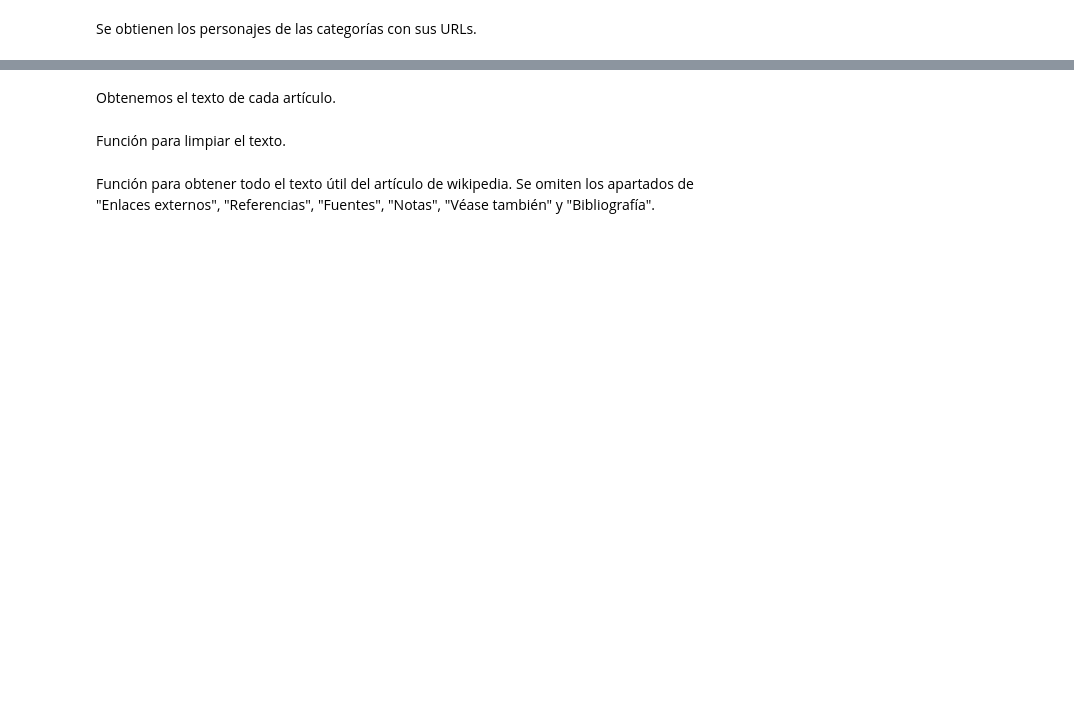
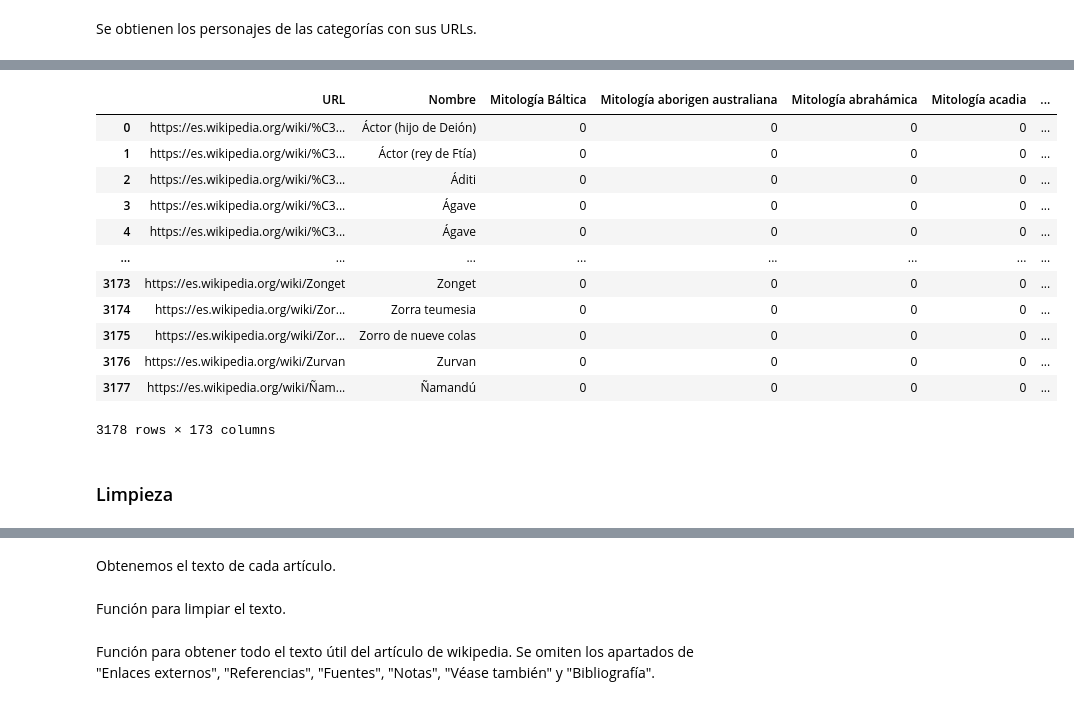
Before and after one commit to sergifornes/analisis-mitico, a Jupyter notebook: scrapeo/scrapeo-wikipedia.ipynb, the cells around one changed output, grey strips where cells are left out. Cells and saved outputs as stored; diff of their text form; code cells hidden in the pictures; blank space fills up the shorter version.

```diff
--- a/scrapeo/scrapeo-wikipedia.ipynb
+++ b/scrapeo/scrapeo-wikipedia.ipynb
@@ -605,0 +1054,3 @@ urls_personajes.to_csv("urls_personajes.csv", header = True, index = False)
+# %%
+url_pers = pd.read_csv("urls_pers1.csv").append(pd.read_csv("urls_pers2.csv"))
+url_pers
@@ -605,0 +1185,4 @@ urls_personajes.to_csv("urls_personajes.csv", header = True, index = False)
+# %%
+mitologias = pd.read_csv("mitologias.csv")
+
+mitologias
@@ -605,0 +1203,5 @@ urls_personajes.to_csv("urls_personajes.csv", header = True, index = False)
+# %%
+personajes["Region"] = [mitologias.loc[mitologias["Mitología"] == mit].iloc[0]["Region"] for mit in personajes["Mitología"]]
+personajes["Continent"] = [mitologias.loc[mitologias["Mitología"] == mit].iloc[0]["Continent"] for mit in personajes["Mitología"]]
+
+personajes
@@ -605,0 +1242,29 @@ urls_personajes.to_csv("urls_personajes.csv", header = True, index = False)
+# %%
+ohe = (pd
+       .get_dummies(personajes[["Mitología", "Clase", "Region", "Continent"]],
+                    prefix = {"Mitología" : "", "Clase" : "Clase", "Region" : "Region", "Continent" : "Continent"},
+                    prefix_sep = {"Mitología" : "", "Clase" : ":", "Region" : ":", "Continent" : ":"}))
+personajes = (pd.
+        concat([personajes, ohe], axis = 1).
+        drop(columns = ["Mitología", "Clase", "Clase:Personaje", "Region", "Continent"]).
+        groupby(by = ["URL", "Nombre"]).
+        agg(max).
+        reset_index())
+
+personajes
+# %% [output]
+|  | URL | Nombre | Mitología Báltica | Mitología aborigen australiana | Mitología abrahámica | Mitología acadia | ... |
+| 0 | https://es.wikipedia.org/wiki/%C3... | Áctor (hijo de Deión) | 0 | 0 | 0 | 0 | ... |
+| 1 | https://es.wikipedia.org/wiki/%C3... | Áctor (rey de Ftía) | 0 | 0 | 0 | 0 | ... |
+| 2 | https://es.wikipedia.org/wiki/%C3... | Áditi | 0 | 0 | 0 | 0 | ... |
+| 3 | https://es.wikipedia.org/wiki/%C3... | Ágave | 0 | 0 | 0 | 0 | ... |
+| 4 | https://es.wikipedia.org/wiki/%C3... | Ágave | 0 | 0 | 0 | 0 | ... |
+| ... | ... | ... | ... | ... | ... | ... | ... |
+| 3173 | https://es.wikipedia.org/wiki/Zonget | Zonget | 0 | 0 | 0 | 0 | ... |
+| 3174 | https://es.wikipedia.org/wiki/Zor... | Zorra teumesia | 0 | 0 | 0 | 0 | ... |
+| 3175 | https://es.wikipedia.org/wiki/Zor... | Zorro de nueve colas | 0 | 0 | 0 | 0 | ... |
+| 3176 | https://es.wikipedia.org/wiki/Zurvan | Zurvan | 0 | 0 | 0 | 0 | ... |
+| 3177 | https://es.wikipedia.org/wiki/Ñam... | Ñamandú | 0 | 0 | 0 | 0 | ... |
+3178 rows × 173 columns
+# %% [markdown]
+### Limpieza
```
Also changed, not shown: parts of 134 cells of this notebook, 8 other files.
